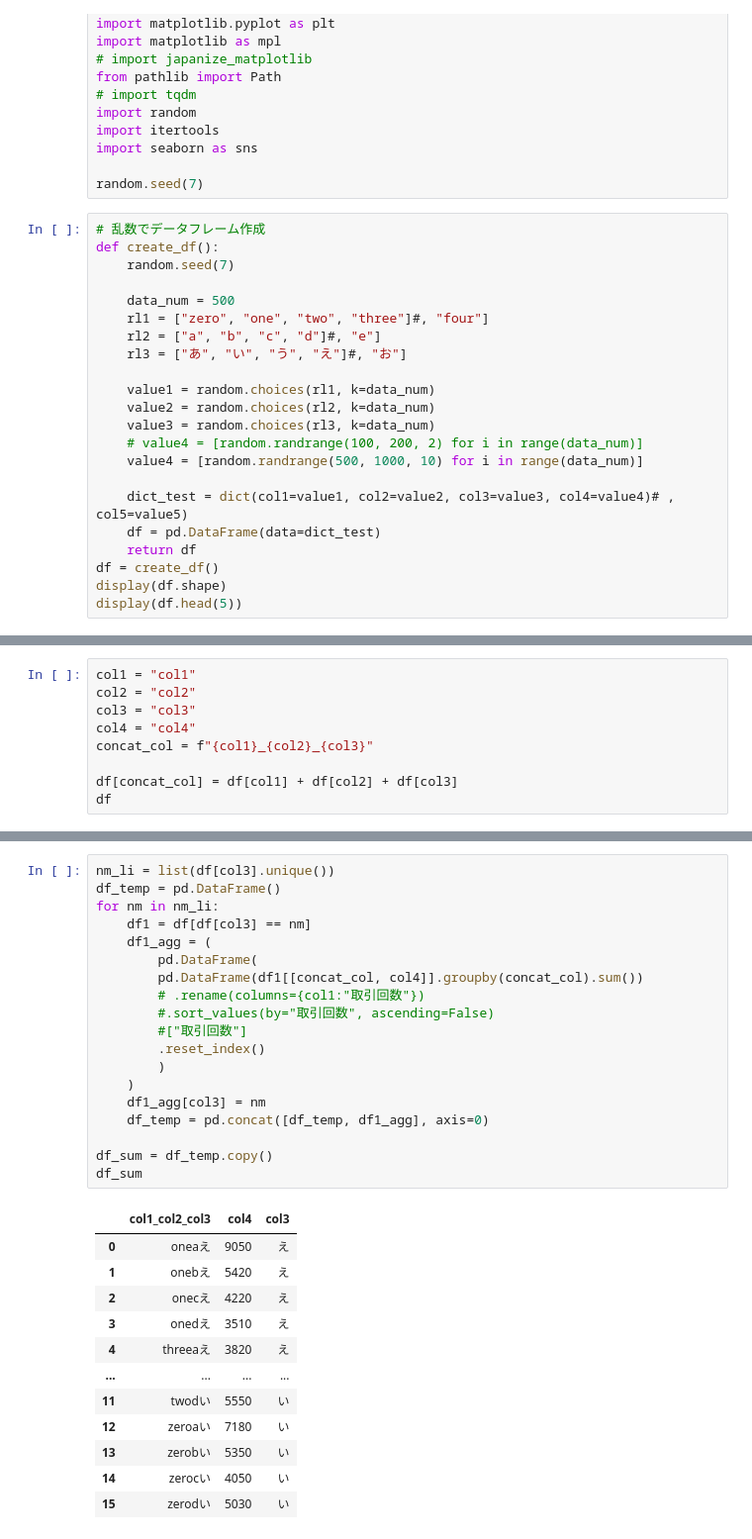
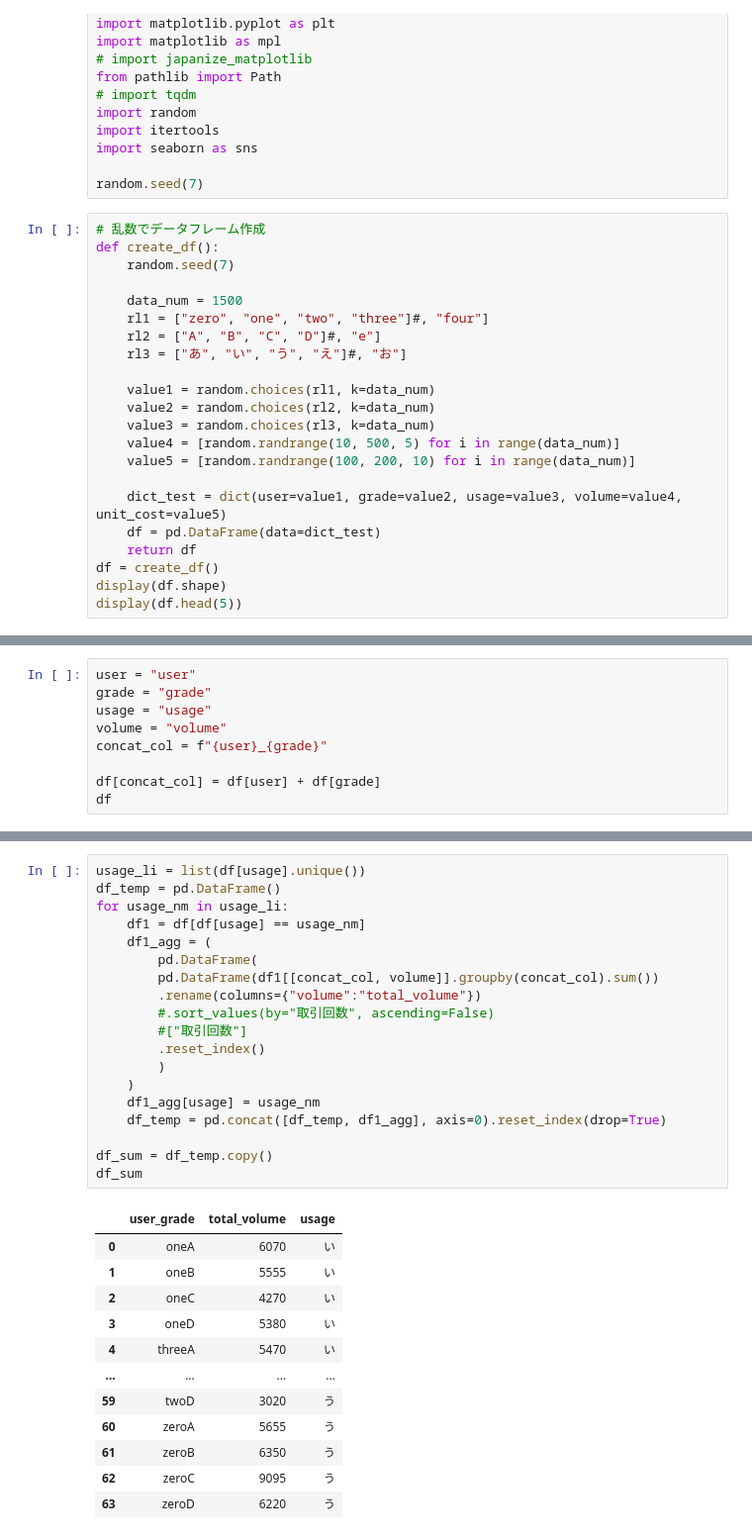
Before and after one commit to wakamatsuikuma/Learning, a Jupyter notebook: no_category/simulate_aggregation_2.ipynb, the cells around one changed output, grey strips where cells are left out. Shown at 99% size. Saved outputs shown, nothing was run; the diff lists cells and outputs as text.

```diff
--- a/no_category/simulate_aggregation_2.ipynb
+++ b/no_category/simulate_aggregation_2.ipynb
@@ -23,18 +23,18 @@ random.seed(7)
 def create_df():
     random.seed(7)
 
-    data_num = 500
+    data_num = 1500
     rl1 = ["zero", "one", "two", "three"]#, "four"]
-    rl2 = ["a", "b", "c", "d"]#, "e"]
+    rl2 = ["A", "B", "C", "D"]#, "e"]
     rl3 = ["あ", "い", "う", "え"]#, "お"]
 
     value1 = random.choices(rl1, k=data_num)
     value2 = random.choices(rl2, k=data_num)
     value3 = random.choices(rl3, k=data_num)
-    # value4 = [random.randrange(100, 200, 2) for i in range(data_num)]
-    value4 = [random.randrange(500, 1000, 10) for i in range(data_num)]
+    value4 = [random.randrange(10, 500, 5) for i in range(data_num)]
+    value5 = [random.randrange(100, 200, 10) for i in range(data_num)]
 
-    dict_test = dict(col1=value1, col2=value2, col3=value3, col4=value4)# , col5=value5)
+    dict_test = dict(user=value1, grade=value2, usage=value3, volume=value4, unit_cost=value5)
     df = pd.DataFrame(data=dict_test)
     return df
 df = create_df()
@@ -51,10 +53,10 @@ display(df.head(5))
 # %%
-col1 = "col1"
-col2 = "col2"
-col3 = "col3"
-col4 = "col4"
-concat_col = f"{col1}_{col2}_{col3}"
+user = "user"
+grade = "grade"
+usage = "usage"
+volume = "volume"
+concat_col = f"{user}_{grade}"
 
-df[concat_col] = df[col1] + df[col2] + df[col3]
+df[concat_col] = df[user] + df[grade]
 df
 # %% [output]
@@ -74,34 +76,34 @@ df
 # %%
-nm_li = list(df[col3].unique())
+usage_li = list(df[usage].unique())
 df_temp = pd.DataFrame()
-for nm in nm_li:
-    df1 = df[df[col3] == nm]
+for usage_nm in usage_li:
+    df1 = df[df[usage] == usage_nm]
     df1_agg = (
         pd.DataFrame(
-        pd.DataFrame(df1[[concat_col, col4]].groupby(concat_col).sum())
-        # .rename(columns={col1:"取引回数"})
+        pd.DataFrame(df1[[concat_col, volume]].groupby(concat_col).sum())
+        .rename(columns={"volume":"total_volume"})
         #.sort_values(by="取引回数", ascending=False)
         #["取引回数"]
         .reset_index()
         )
     )
-    df1_agg[col3] = nm
-    df_temp = pd.concat([df_temp, df1_agg], axis=0)
+    df1_agg[usage] = usage_nm
+    df_temp = pd.concat([df_temp, df1_agg], axis=0).reset_index(drop=True)
 
 df_sum = df_temp.copy()
 df_sum
 # %% [output]
-|  | col1_col2_col3 | col4 | col3 |
-| 0 | oneaえ | 9050 | え |
-| 1 | onebえ | 5420 | え |
-| 2 | onecえ | 4220 | え |
-| 3 | onedえ | 3510 | え |
-| 4 | threeaえ | 3820 | え |
+|  | user_grade | total_volume | usage |
+| 0 | oneA | 6070 | い |
+| 1 | oneB | 5555 | い |
+| 2 | oneC | 4270 | い |
+| 3 | oneD | 5380 | い |
+| 4 | threeA | 5470 | い |
 | ... | ... | ... | ... |
-| 11 | twodい | 5550 | い |
-| 12 | zeroaい | 7180 | い |
-| 13 | zerobい | 5350 | い |
-| 14 | zerocい | 4050 | い |
-| 15 | zerodい | 5030 | い |
+| 59 | twoD | 3020 | う |
+| 60 | zeroA | 5655 | う |
+| 61 | zeroB | 6350 | う |
+| 62 | zeroC | 9095 | う |
+| 63 | zeroD | 6220 | う |
 64 rows × 3 columns
 # %%
```
Also changed, not shown: parts of 9 cells of this notebook, 1 other file.
